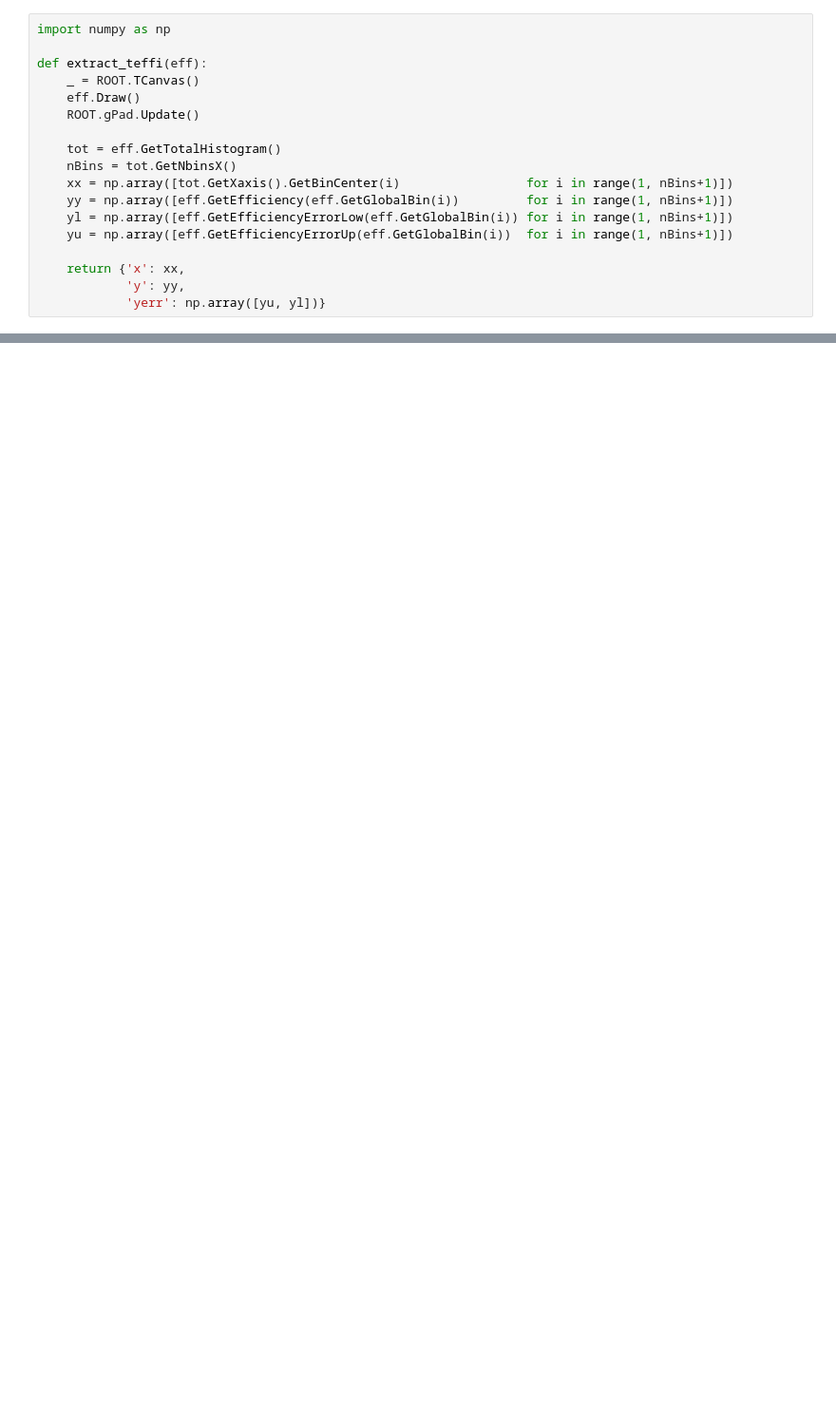
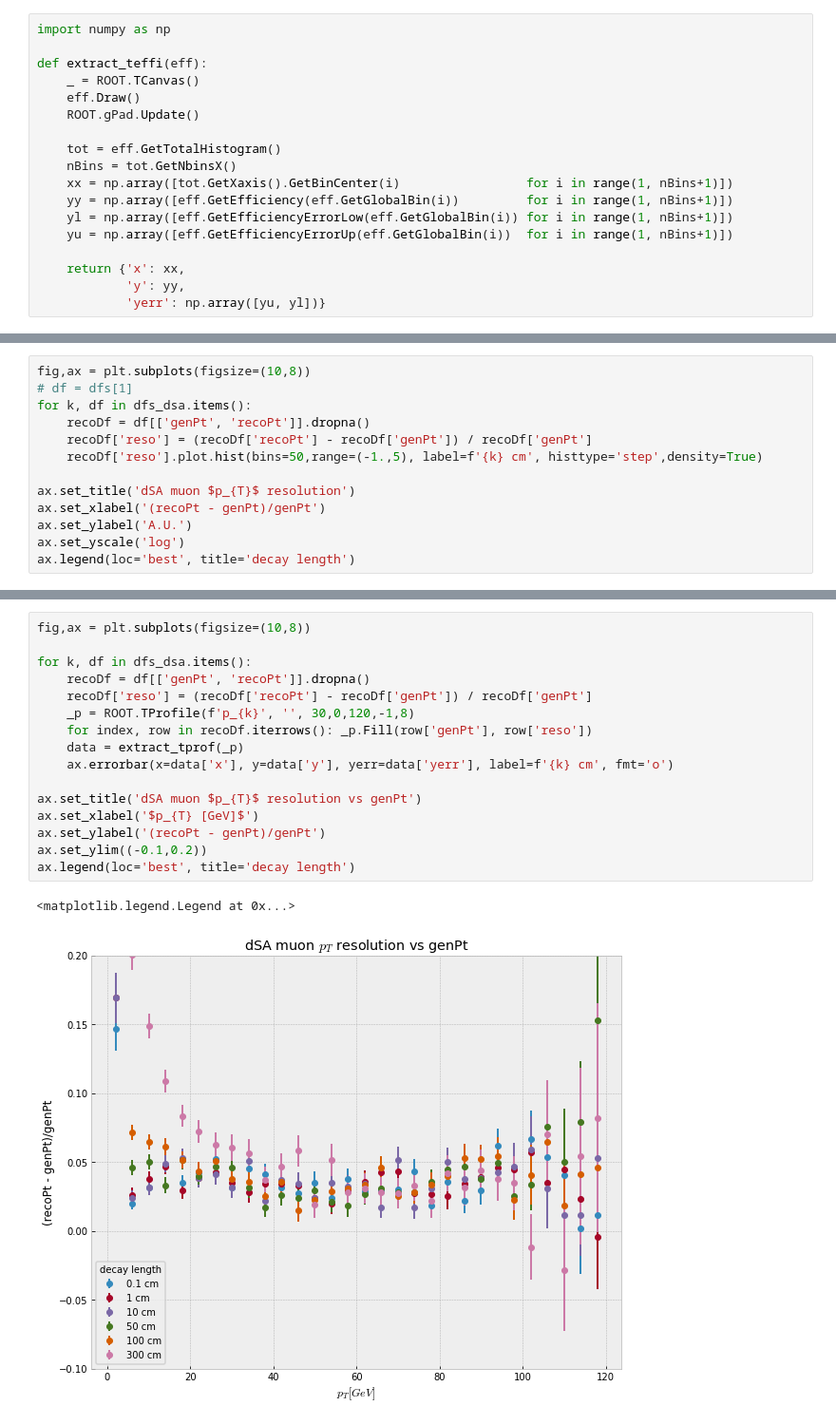
Before and after one commit to afrankenthal/FirefighterAnalysis, a Jupyter notebook: recoMuEfficiency.ipynb, the cells around one changed output, grey strips where cells are left out. Shown at 95% size. Saved outputs shown, nothing was run; the diff lists cells and outputs as text; blank space fills up the shorter version.

```diff
--- a/recoMuEfficiency.ipynb
+++ b/recoMuEfficiency.ipynb
@@ -110,0 +150,13 @@ ax.legend(loc='best', title='decay length')
+# %%
+fig,ax = plt.subplots(figsize=(10,8))
+# df = dfs[1]
+for k, df in dfs_dsa.items():
+    recoDf = df[['genPt', 'recoPt']].dropna()
+    recoDf['reso'] = (recoDf['recoPt'] - recoDf['genPt']) / recoDf['genPt']
+    recoDf['reso'].plot.hist(bins=50,range=(-1.,5), label=f'{k} cm', histtype='step',density=True)
+
+ax.set_title('dSA muon $p_{T}$ resolution')
+ax.set_xlabel('(recoPt - genPt)/genPt')
+ax.set_ylabel('A.U.')
+ax.set_yscale('log')
+ax.legend(loc='best', title='decay length')
@@ -110,0 +166,19 @@ ax.legend(loc='best', title='decay length')
+# %%
+fig,ax = plt.subplots(figsize=(10,8))
+
+for k, df in dfs_dsa.items():
+    recoDf = df[['genPt', 'recoPt']].dropna()
+    recoDf['reso'] = (recoDf['recoPt'] - recoDf['genPt']) / recoDf['genPt']
+    _p = ROOT.TProfile(f'p_{k}', '', 30,0,120,-1,8)
+    for index, row in recoDf.iterrows(): _p.Fill(row['genPt'], row['reso'])
+    data = extract_tprof(_p)
+    ax.errorbar(x=data['x'], y=data['y'], yerr=data['yerr'], label=f'{k} cm', fmt='o')
+
+ax.set_title('dSA muon $p_{T}$ resolution vs genPt')
+ax.set_xlabel('$p_{T} [GeV]$')
+ax.set_ylabel('(recoPt - genPt)/genPt')
+ax.set_ylim((-0.1,0.2))
+ax.legend(loc='best', title='decay length')
+# %% [output]
+<matplotlib.legend.Legend at 0x...>
+[figure, added]
```
Also changed, not shown: parts of 38 cells of this notebook, 1 other file.
